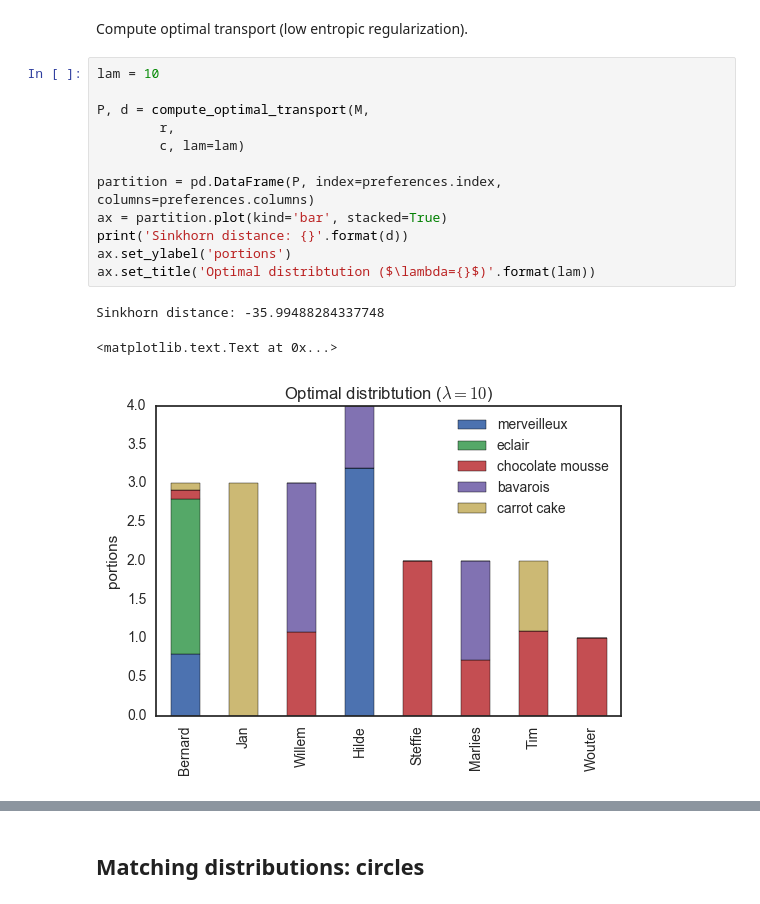
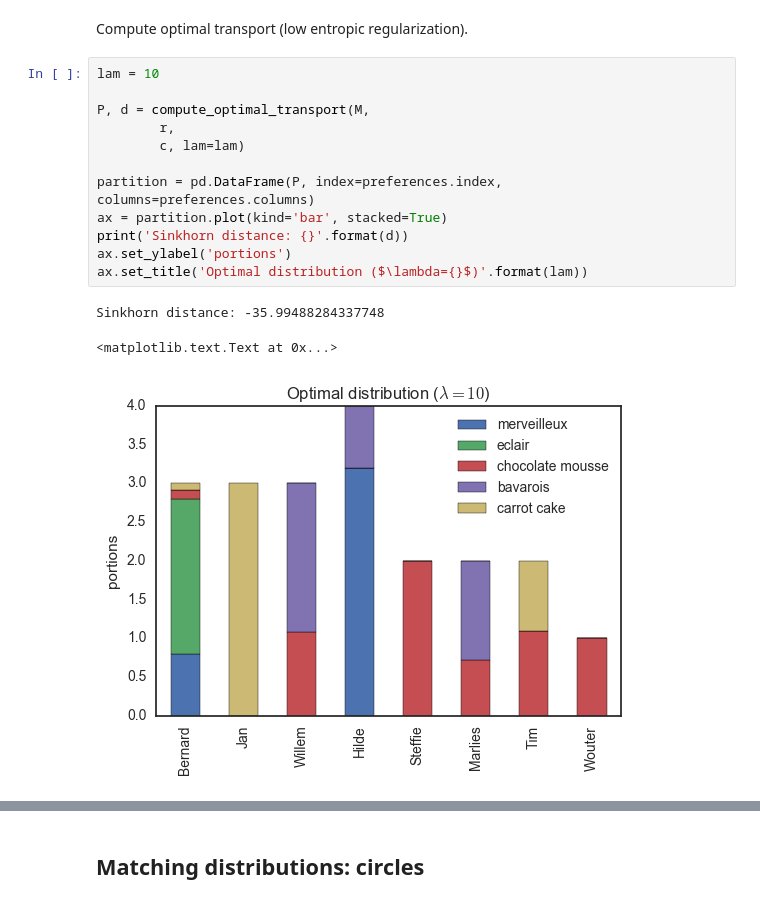
Before and after one commit to MichielStock/Teaching, a Jupyter notebook: Optimal_transport/Optimal_transport_examples.ipynb, the cells around one changed output, grey strips where cells are left out. Drawn from its saved outputs; the diff is of its cells as text.

Commit message:
fixed typo in figures

```diff
--- a/Optimal_transport/Optimal_transport_examples.ipynb
+++ b/Optimal_transport/Optimal_transport_examples.ipynb
@@ -50,19 +50,19 @@ Compute optimal transport (low entropic regularization).
 # %%
 lam = 10
 
 P, d = compute_optimal_transport(M,
         r,
         c, lam=lam)
 
 partition = pd.DataFrame(P, index=preferences.index, columns=preferences.columns)
 ax = partition.plot(kind='bar', stacked=True)
 print('Sinkhorn distance: {}'.format(d))
 ax.set_ylabel('portions')
-ax.set_title('Optimal distribtution ($\lambda={}$)'.format(lam))
+ax.set_title('Optimal distribution ($\lambda={}$)'.format(lam))
 # %% [output]
 Sinkhorn distance: -35.99488284337748
 <matplotlib.text.Text at 0x...>
-[figure, old version]
+[figure, new version]
 # %%
 lam = 1
 
```
Also changed, not shown: parts of 8 cells of this notebook, 1 other file.
